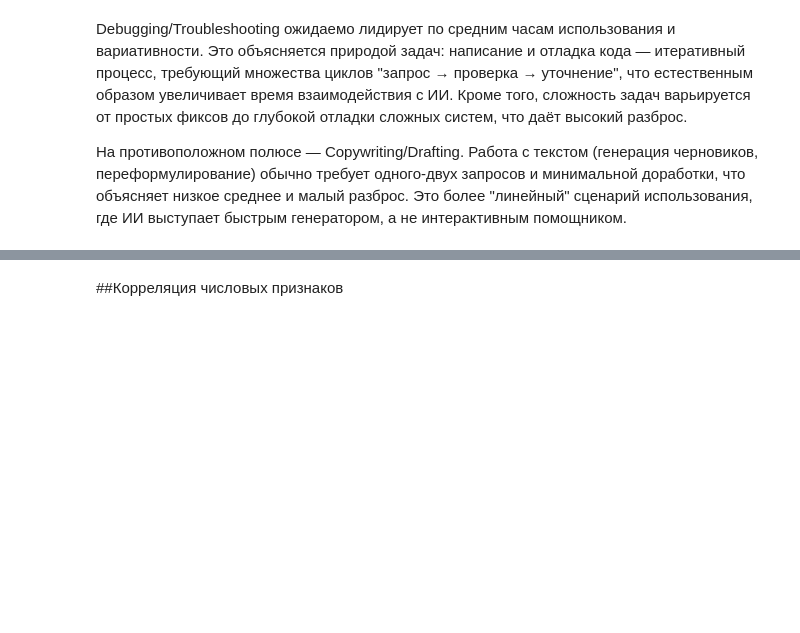
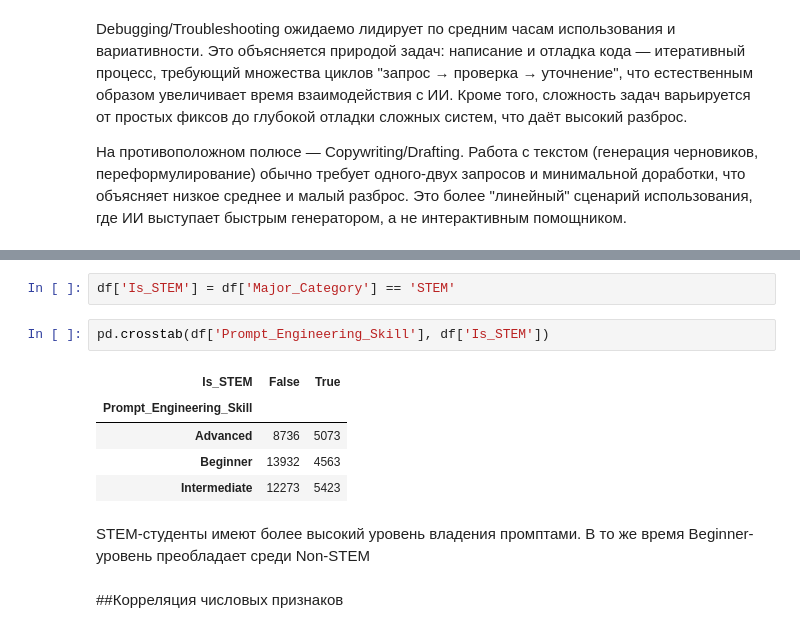
Before and after one commit to AnastasiaDolotova/ai-student-impact, a Jupyter notebook: ai_student_impact.ipynb, the cells around one changed output, grey strips where cells are left out. Cells and saved outputs as stored; diff of their text form; blank space fills up the shorter version.

```diff
--- a/ai_student_impact.ipynb
+++ b/ai_student_impact.ipynb
@@ -420,3 +490,15 @@ Debugging/Troubleshooting ожидаемо лидирует по средним
+# %%
+df['Is_STEM'] = df['Major_Category'] == 'STEM'
+# %%
+pd.crosstab(df['Prompt_Engineering_Skill'], df['Is_STEM'])
+# %% [output]
+| Is_STEM | False | True |
+| Prompt_Engineering_Skill |  |  |
+| Advanced | 8736 | 5073 |
+| Beginner | 13932 | 4563 |
+| Intermediate | 12273 | 5423 |
+# %% [markdown]
+STEM-студенты имеют более высокий уровень владения промптами. В то же время Beginner-уровень преобладает среди Non-STEM
 # %% [markdown]
 ##Корреляция числовых признаков
 # %%
```
Also changed, not shown: parts of 10 cells of this notebook.
